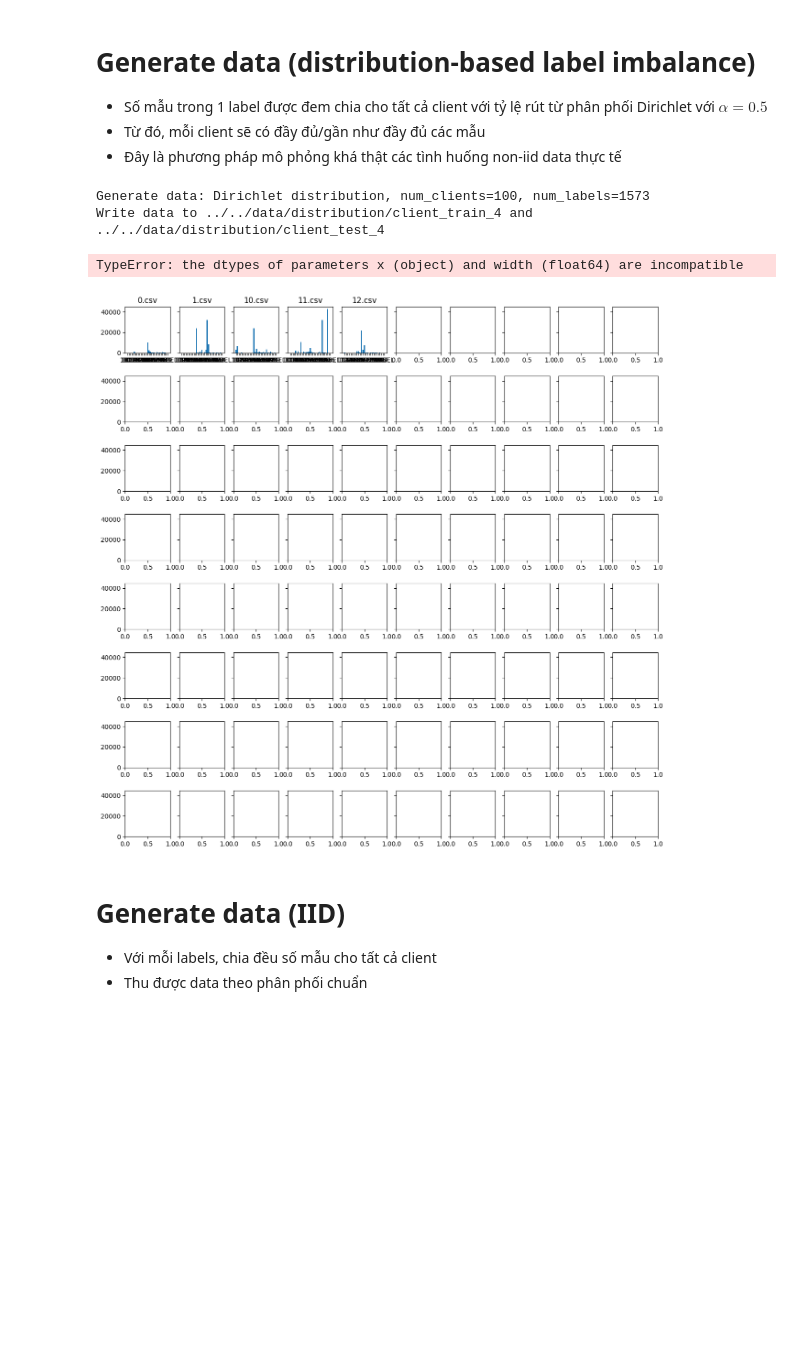
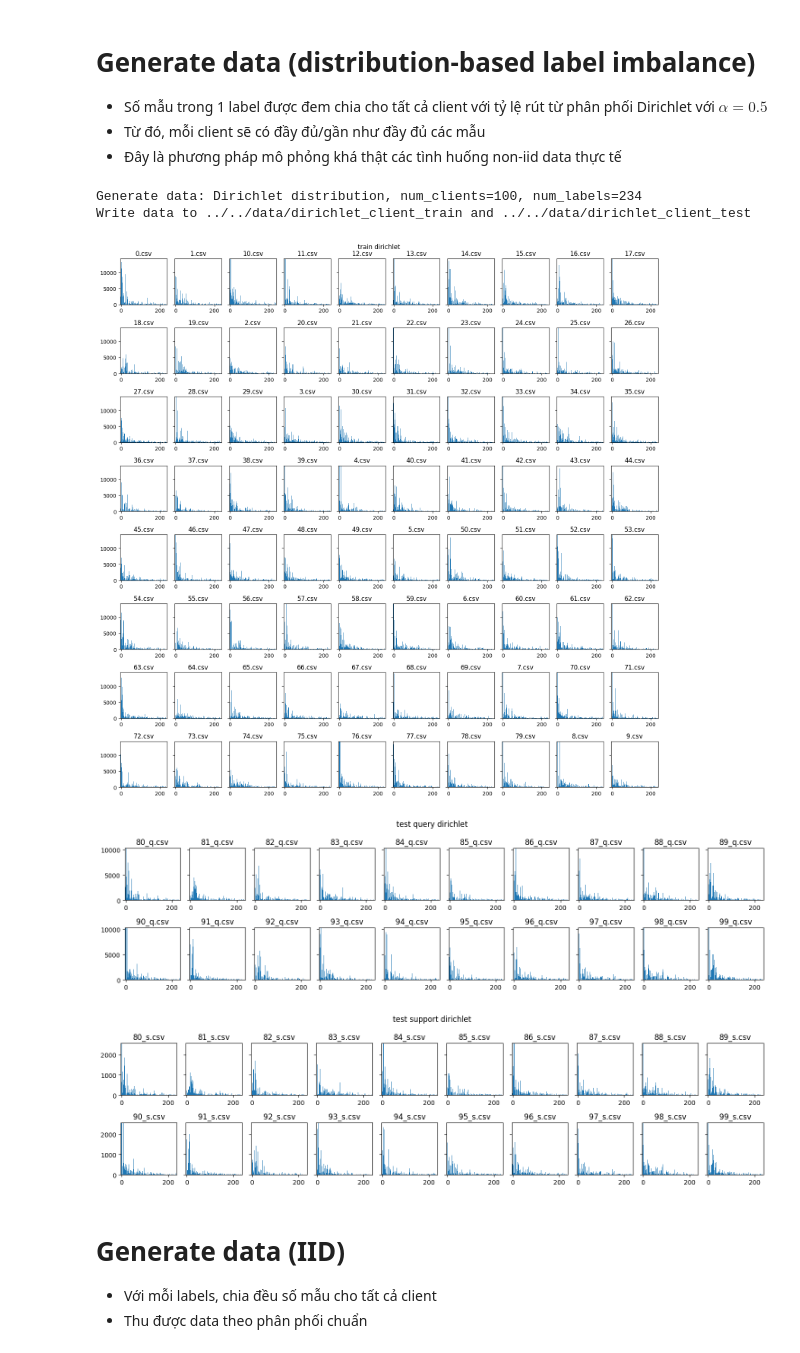
Before and after one commit to IrisStream/Xmoji, a Jupyter notebook: src/data_processing/generator.ipynb, the cells around one changed output. Cells and saved outputs as stored; diff of their text form; code cells hidden in the pictures; blank space fills up the shorter version.

```diff
--- a/src/data_processing/generator.ipynb
+++ b/src/data_processing/generator.ipynb
@@ -108,18 +58,23 @@ vis_dis_client('../../data', "distribution", 4, 1573)
 - Số mẫu trong 1 label được đem chia cho tất cả client với tỷ lệ rút từ phân phối Dirichlet với $\alpha=0.5$
 - Từ đó, mỗi client sẽ có đầy đủ/gần như đầy đủ các mẫu
 - Đây là phương pháp mô phỏng khá thật các tình huống non-iid data thực tế
-# %%
-from generator import dirichlet_based_gen
-dirichlet_based_gen()
-# %% [output]
-Generate data: Dirichlet distribution, num_clients=100, num_labels=1573
-Write data to ../../data/distribution/client_train_4 and ../../data/distribution/client_test_4
-# %%
-from generator import vis_dis_client
-vis_dis_client('../../data', "quantity", 30, 1573)
-# %% [output]
-TypeError: the dtypes of parameters x (object) and width (float64) are incompatible
-[figure, removed]
+# %%
+from generator import data_generator
+from settings import strategies, Data
+
+data_generator(output_data_path=Data.get_data_path(), strategy=strategies.DISTRIBUTION_BASED_SKEW)
+# %% [output]
+Generate data: Dirichlet distribution, num_clients=100, num_labels=234
+Write data to ../../data/dirichlet_client_train and ../../data/dirichlet_client_test
+# %%
+from generator import vis_dis_client
+from settings import strategies, Data
+
+vis_dis_client(Data.get_data_path(), strategy=strategies.DISTRIBUTION_BASED_SKEW)
+# %% [output]
+[figure, added]
+[figure, added]
+[figure, added]
 # %% [markdown]
 # Generate data (IID)
 
```
Also changed, not shown: parts of 13 cells of this notebook, 5 other files.
